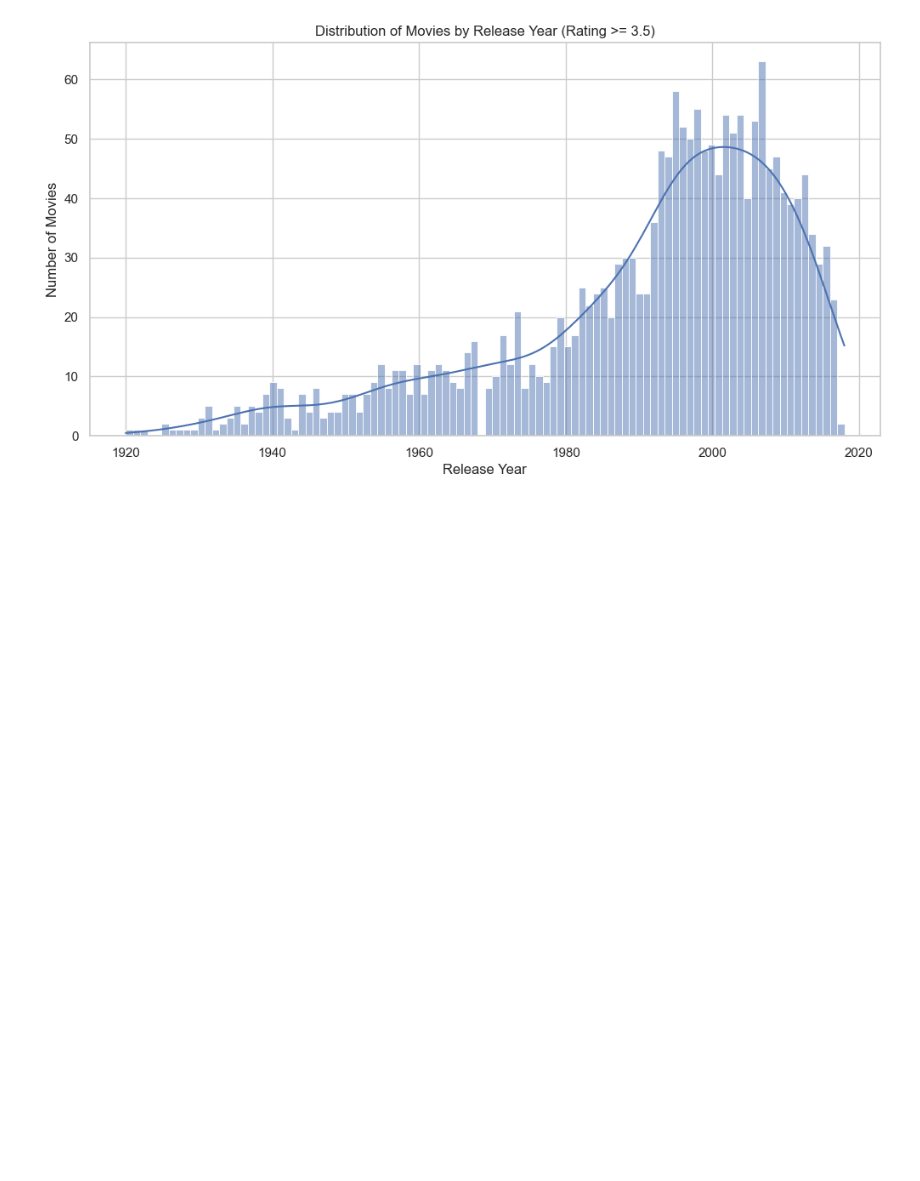
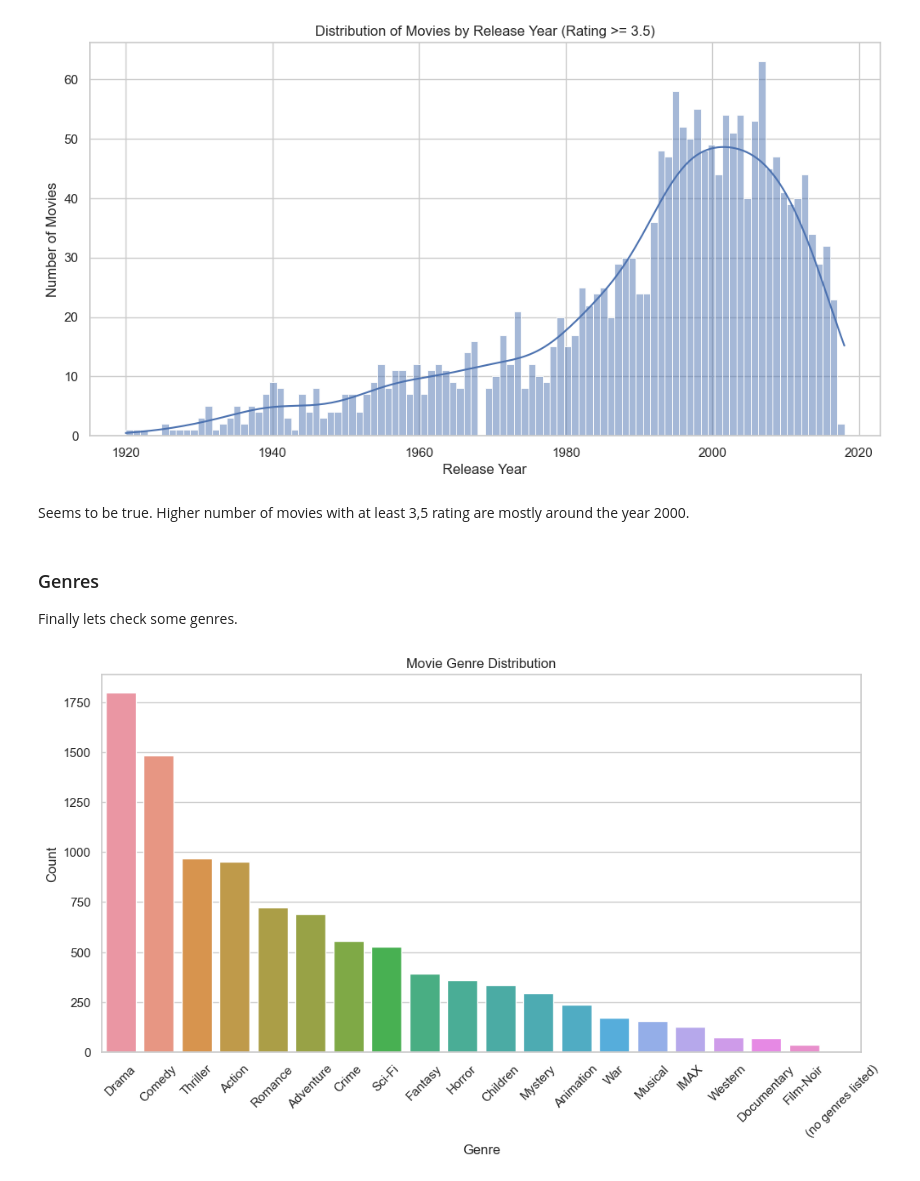
Before and after one commit to smlatic/Machine-Learning-ITHS, a Jupyter notebook: LAB/MovieLens_Recommender/movie_recommender.ipynb, the cells around one changed output. Cells and saved outputs as stored; diff of their text form; code cells hidden in the pictures; blank space fills up the shorter version.

Commit message:
recommender movie part 1 done

```diff
--- a/LAB/MovieLens_Recommender/movie_recommender.ipynb
+++ b/LAB/MovieLens_Recommender/movie_recommender.ipynb
@@ -304,4 +311,29 @@ plt.title('Distribution of Movies by Release Year (Rating >= 3.5)')
 plt.show()
 # %% [output]
 [figure]
+# %% [markdown]
+Seems to be true. Higher number of movies with at least 3,5 rating are mostly around the year 2000.
+# %% [markdown]
+### Genres
+
+Finally lets check some genres.
+# %%
+movielens_clean.head()
+
+# Split genres and stack them into a single column
+genres = movielens_clean['Genre'].str.split('|', expand=True).stack().reset_index(level=1, drop=True).to_frame('Genre')
+
+# Count the occurrences of each genre
+genre_counts = genres['Genre'].value_counts()
+
+#Plot
+plt.figure(figsize=(12, 6))
+sns.barplot(x=genre_counts.index, y=genre_counts.values)
+plt.title('Movie Genre Distribution')
+plt.xlabel('Genre')
+plt.ylabel('Count')
+plt.xticks(rotation=45)
+plt.show()
+# %% [output]
+[figure, added]
 # %% [markdown]
```
Also changed, not shown: parts of 16 cells of this notebook.
